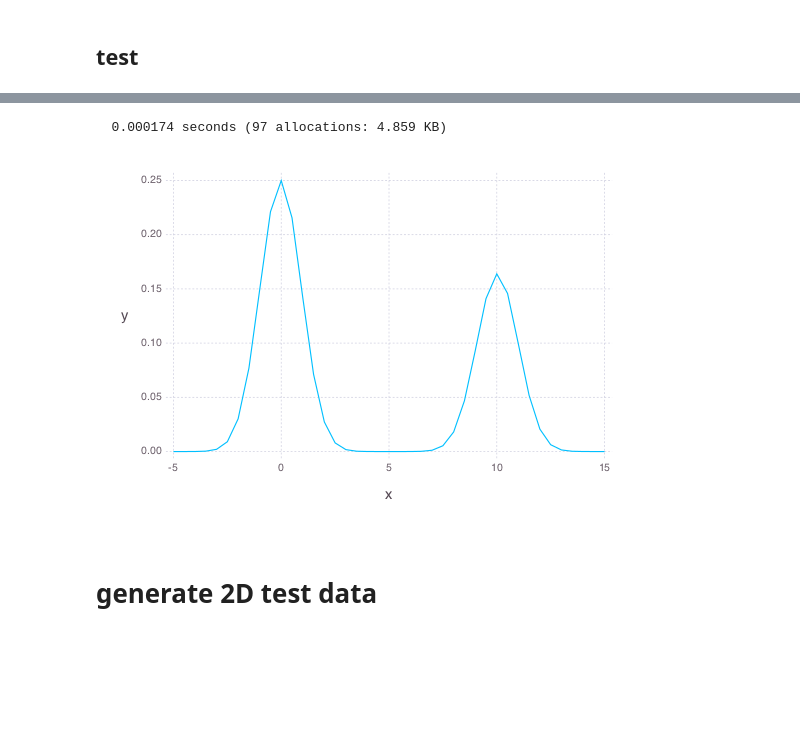
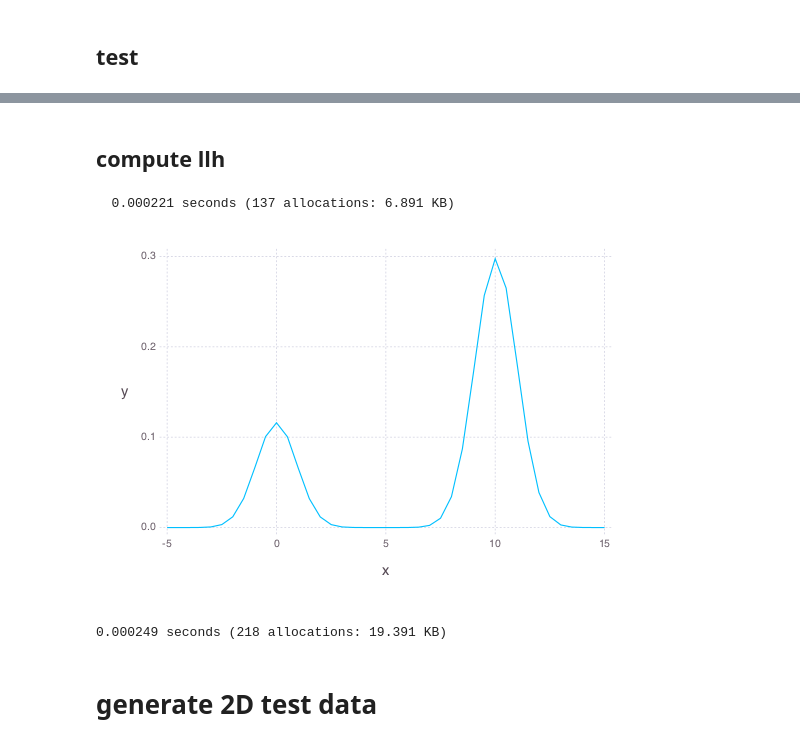
Before and after one commit to trappmartin/SumProductNetworks.jl, a Jupyter notebook: playground/generative SPN.ipynb, the cells around one changed output, grey strips where cells are left out. Saved outputs shown, nothing was run; the diff lists cells and outputs as text; code cells hidden in the pictures; blank space fills up the shorter version.

```diff
--- a/playground/generative SPN.ipynb
+++ b/playground/generative SPN.ipynb
@@ -56,17 +56,29 @@ SPN.normalize!(root);
-# %%
-SPN.llh(root, [5.0])
-@time SPN.llh(root, [5.0]);
-# %% [output]
-  0.000174 seconds (97 allocations: 4.859 KB)
+# %% [markdown]
+## compute llh
+# %%
+root = SPN.SumNode(0)
+
+SPN.add!(root, SPN.UnivariateNode(fit(Normal, X)))
+SPN.add!(root, SPN.UnivariateNode(fit(Normal, Y)))
+
+SPN.normalize!(root);
+
+SPN.llh(root, [5.0])
+@time SPN.llh(root, [5.0]);
+# %% [output]
+  0.000221 seconds (137 allocations: 6.891 KB)
 # %%
 x = -5:0.5:15
 p = zeros(length(x))
 
 p = SPN.llh(root, collect(x))
 
+@time SPN.llh(root, collect(x))
+
 plot( x = x, y = exp(p), Geom.line )
 # %% [output]
-[figure, old version]
+[figure, new version]
+0.000249 seconds (218 allocations: 19.391 KB)
 # %% [markdown]
 # generate 2D test data
 # %%
```
Also changed, not shown: parts of 10 cells of this notebook, 7 other files.
